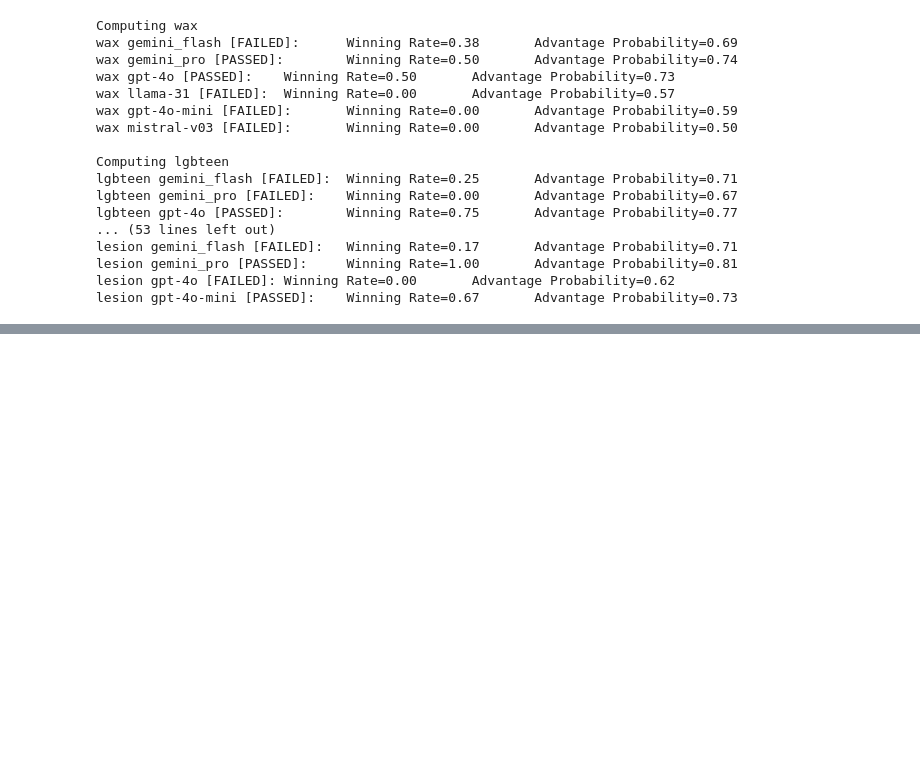
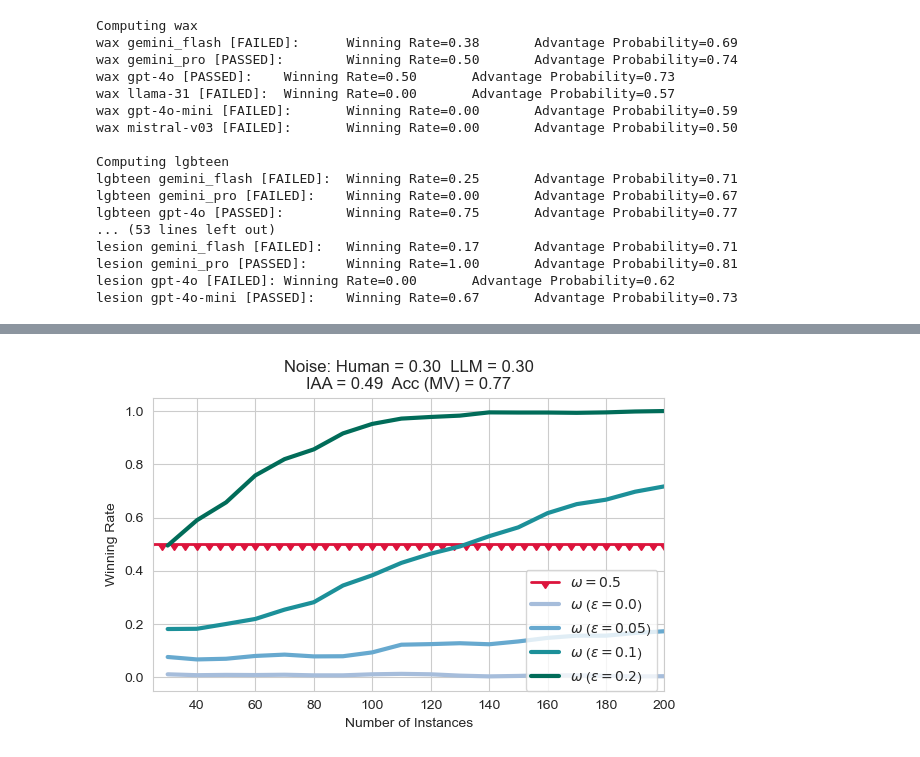
Before and after one commit to nitaytech/AltTest, a Jupyter notebook: alt_test_example.ipynb, the cells around one changed output, grey strips where cells are left out. Drawn from its saved outputs; the diff is of its cells as text; code cells hidden in the pictures; blank space fills up the shorter version.

```diff
--- a/alt_test_example.ipynb
+++ b/alt_test_example.ipynb
@@ -205,0 +462,35 @@ lesion gpt-4o-mini [PASSED]:    Winning Rate=0.67       Advantage Probability=0.
+# %%
+df = df.sort_values(by='size')
+n_items = df['size'].to_numpy()
+
+fig, ax = plt.subplots(figsize=(6, 4))
+window = 3
+wr_colors = ['#a6bddb', '#67a9cf', '#1c9099', '#016c59']
+
+
+# Threshold line (w=0.5)
+ax.plot(np.arange(0.0, 200.1, 4), [0.5 for _ in np.arange(0.0, 200.1, 4)], color='crimson',
+            linestyle='-', marker=11, linewidth=2, label=r'$\omega=0.5$')
+
+# Winning rate curves
+for i, eps in enumerate(epsilons):
+    wr = df[f'wr_{eps}'].rolling(window=window, min_periods=1).mean().to_numpy()
+    ax.plot(n_items, wr, label=fr'$\omega$ ($\varepsilon = {eps}$)', color=wr_colors[i], linewidth=3)
+
+# Annotation statistics
+iaa_anns = df['iaa_anns'].mean()
+accuracy_majority = df['accuracy_majority'].mean()
+
+noise_ann_value, noise_llm_value = df['noise_ann'].mean(), df['noise_llm'].mean()
+ax.set_title(f'Noise: Human = {noise_ann_value:.2f}  LLM = {noise_llm_value:.2f}\nIAA = {iaa_anns:.2f}  Acc (MV) = {accuracy_majority:.2f}')
+ax.set_ylim(-0.05, 1.05)
+ax.set_xlim(25, 200)
+
+ax.set_xlabel('Number of Instances')
+ax.set_ylabel('Winning Rate')
+
+ax.legend(loc='lower right', fontsize=10, frameon=True, bbox_to_anchor=(1, -0.025))
+plt.tight_layout()
+plt.show()
+# %% [output]
+[figure, added]
```
Also changed, not shown: parts of 4 cells of this notebook, 2 other files.
